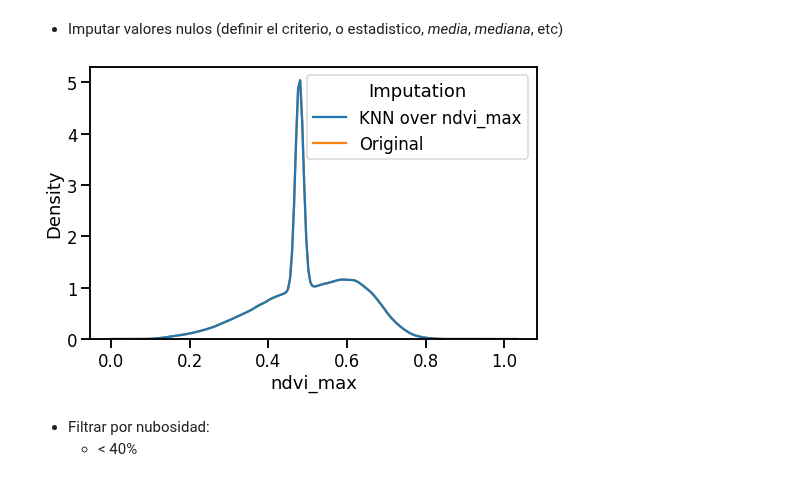
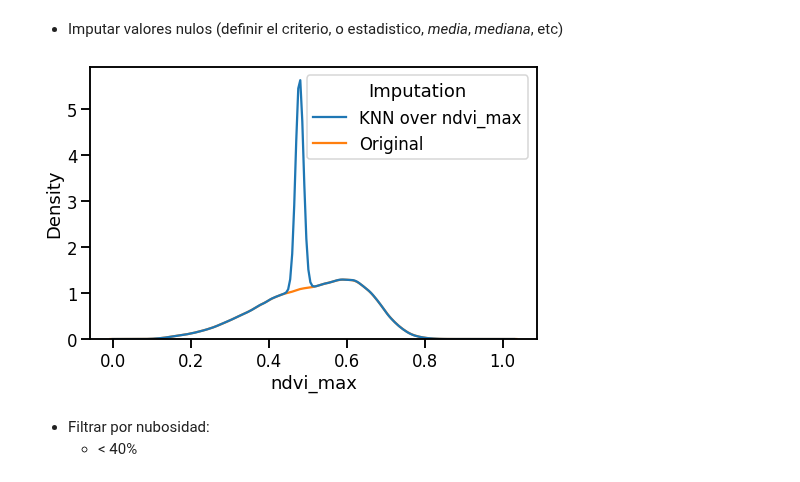
Before and after one commit to carolina-garay/M_Espacios_Verdes_2022_Grupo1, a Jupyter notebook: EyCD_MEV_Garay_v2.ipynb, the cells around one changed output. Saved outputs shown, nothing was run; the diff lists cells and outputs as text; code cells hidden in the pictures.

```diff
--- a/EyCD_MEV_Garay_v2.ipynb
+++ b/EyCD_MEV_Garay_v2.ipynb
@@ -516,13 +516,13 @@ df_interest_D3[cols] = kn_imputer.fit_transform(df_interest_D3[cols])
 # %%
 df_imp_ndvi = df_interest_D3.ndvi_max.to_frame()
 df_imp_ndvi['Imputation'] = 'KNN over ndvi_max'
-df_ndvi = df_interest_D3.ndvi_max.dropna().to_frame()
+df_ndvi = df_interest_D2_spring.ndvi_max.dropna().to_frame()
 df_ndvi['Imputation'] = 'Original'
 data = pd.concat([df_imp_ndvi, df_ndvi], ignore_index=True)
 fig = plt.figure(figsize=(8, 5))
 g = sns.kdeplot(data=data, x='ndvi_max', hue='Imputation')
 # %% [output]
-[figure, old version]
+[figure, new version]
 # %% [markdown]
 - Filtrar por nubosidad:
     - < 40%
```
